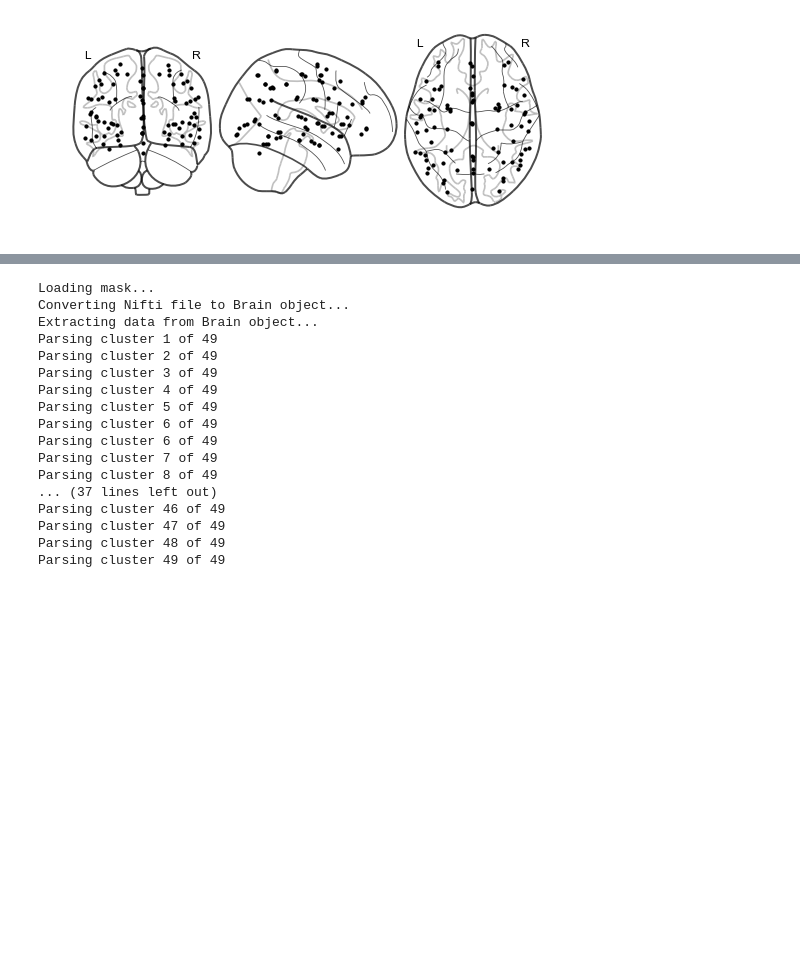
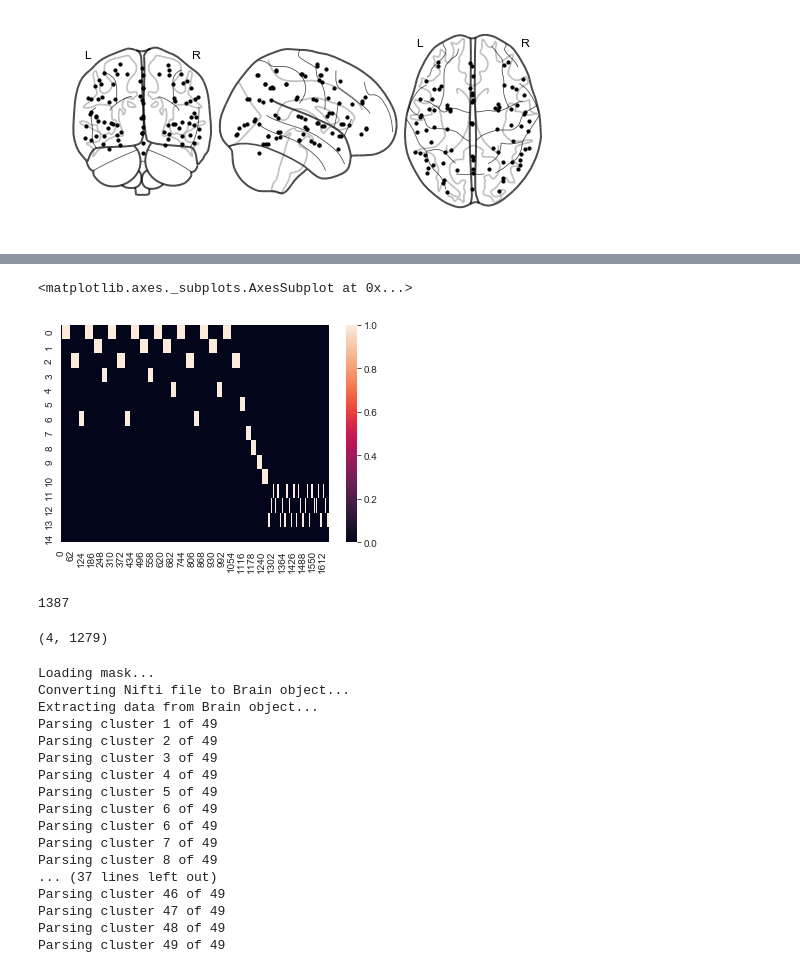
Before and after one commit to ContextLab/directed-forgetting-network-dynamics, a Jupyter notebook: code/network_analyses.ipynb, the cells around one changed output, grey strips where cells are left out. Saved outputs shown, nothing was run; the diff lists cells and outputs as text; code cells hidden in the pictures; blank space fills up the shorter version.

```diff
--- a/code/network_analyses.ipynb
+++ b/code/network_analyses.ipynb
@@ -78,0 +59,17 @@ list(map(np.shape, masked_data))
+# %%
+def package_data(masked_data, nii_files, regressor_files):
+    nii_subjs = list(map(lambda f: f.split('/')[-1][:-len('.nii')], nii_files))
+    reg_subjs = list(map(lambda f: f.split('/')[-1][:-len('_regs_results.mat')], regressor_files))
+
+    data = []
+    for i, s in enumerate(nii_subjs):
+        try:
+            j = np.ravel(np.where(np.array(list(map(lambda x: x == s, reg_subjs)))))[0]
+            print(f'matching {s} with {regressor_files[j]}')
+            regmat = load(regressor_files[j])
+            data.append({'data': masked_data[i], 'regmat': regmat['all_regressors'], 'mvpa': regmat['results']})
+        except:
+            print(f'missing data for {s}')
+    return data
+# %%
+data = package_data(masked_data, nii_files, regressor_files)
@@ -79,3 +96,16 @@ list(map(np.shape, masked_data))
+# %%
+sns.heatmap(data[0]['regmat'])
+# %% [output]
+<matplotlib.axes._subplots.AxesSubplot at 0x...>
+[figure, added]
+# %%
+np.sum(data[0]['regmat'])
+# %% [output]
+1387
+# %%
+data[0]['mvpa'].shape
+# %% [output]
+(4, 1279)
 # %%
 def cluster_maxdist(dists, maxdist):
     '''
```
Also changed, not shown: parts of 3 cells of this notebook, 1 other file.
